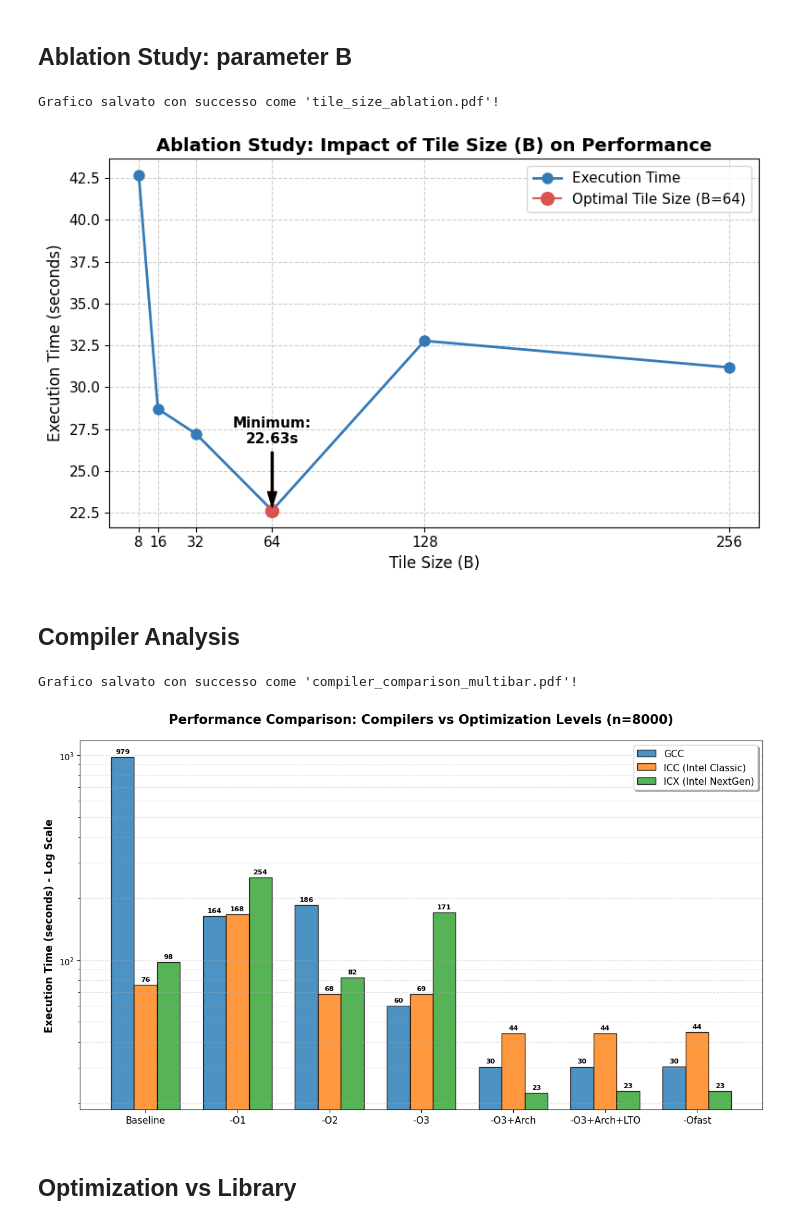
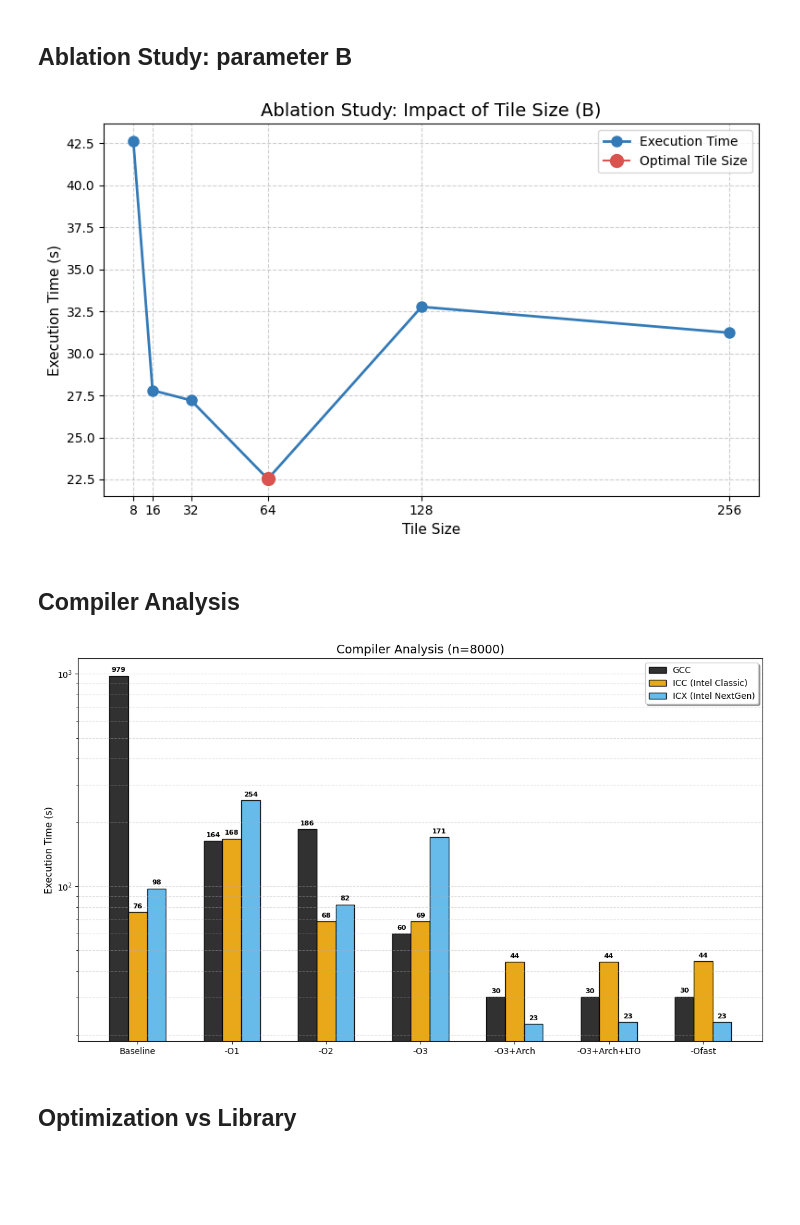
Before and after one commit to marcellino-pane-e-vino/HPC_lab, a Jupyter notebook: Charts.ipynb, the cells around one changed output. Saved outputs shown, nothing was run; the diff lists cells and outputs as text; code cells hidden in the pictures; blank space fills up the shorter version.

```diff
--- a/Charts.ipynb
+++ b/Charts.ipynb
@@ -74,34 +80,25 @@ plt.plot(tile_sizes, execution_times, marker='o', linestyle='-',
 
 # Evidenzia il punto ottimale con un marcatore rosso
 plt.plot(best_b, min_time, marker='o', color='#d9534f', markersize=10,
-         label=f'Optimal Tile Size (B={best_b})')
-
-# Aggiunge una freccia con etichetta che punta al minimo
-plt.annotate(f'Minimum:\n{min_time:.2f}s',
-             xy=(best_b, min_time),
-             xytext=(best_b, min_time + 4), # Posiziona il testo un po' più in alto
-             arrowprops=dict(facecolor='black', shrink=0.05, width=1.5, headwidth=7),
-             ha='center', fontsize=11, fontweight='bold')
+         label=f'Optimal Tile Size')
 
 # 3. CONFIGURAZIONE ASSI E STILE
-plt.title('Ablation Study: Impact of Tile Size (B) on Performance', fontsize=14, fontweight='bold')
-plt.xlabel('Tile Size (B)', fontsize=12)
-plt.ylabel('Execution Time (seconds)', fontsize=12)
+plt.title('Ablation Study: Impact of Tile Size (B)', fontsize=14)
+plt.xlabel('Tile Size', fontsize=11)
+plt.ylabel('Execution Time (s)', fontsize=11)
 
 # Forza l'asse X a mostrare esattamente i nostri valori di B (potenze di 2)
-plt.xticks(tile_sizes, fontsize=11)
-plt.yticks(fontsize=11)
+plt.xticks(tile_sizes, fontsize=10)
+plt.yticks(fontsize=10)
 
 plt.grid(True, linestyle='--', alpha=0.6)
-plt.legend(fontsize=11)
+plt.legend(fontsize=10)
 
 # 4. SALVATAGGIO IN PDF VETTORIALE
 plt.tight_layout()
 plt.savefig('tile_size_ablation.pdf', format='pdf', bbox_inches='tight')
-print("Grafico salvato con successo come 'tile_size_ablation.pdf'!")
 # %% [output]
-Grafico salvato con successo come 'tile_size_ablation.pdf'!
-[figure, old version]
+[figure, new version]
 # %% [markdown]
 ## Compiler Analysis
 # %%
@@ -112,47 +109,45 @@ icc_times = [75.85, 167.77, 68.39, 68.55, 44.03, 44.02, 44.50]
 icx_times = [97.86, 253.70, 82.29, 170.72, 22.55, 22.99, 22.98]
 # %%
 x = np.arange(len(flags))  # Posizioni sull'asse X
-width = 0.25               # Larghezza delle singole barre
+width = 0.2               # Larghezza delle singole barre
 
 # 2. CREAZIONE DEL GRAFICO
 fig, ax = plt.subplots(figsize=(12, 7))
 
 # Disegno delle barre per ogni compilatore
-rects1 = ax.bar(x - width, gcc_times, width, label='GCC', color='#1f77b4', edgecolor='black', alpha=0.8)
-rects2 = ax.bar(x, icc_times, width, label='ICC (Intel Classic)', color='#ff7f0e', edgecolor='black', alpha=0.8)
-rects3 = ax.bar(x + width, icx_times, width, label='ICX (Intel NextGen)', color='#2ca02c', edgecolor='black', alpha=0.8)
+rects1 = ax.bar(x - width, gcc_times, width, label='GCC', color='#1a1a1a', edgecolor='black', alpha=0.9)
+rects2 = ax.bar(x, icc_times, width, label='ICC (Intel Classic)', color='#e69f00', edgecolor='black', alpha=0.9)
+rects3 = ax.bar(x + width, icx_times, width, label='ICX (Intel NextGen)', color='#56b4e9', edgecolor='black', alpha=0.9)
 
 # 3. CONFIGURAZIONE SCALA E ASSI
 ax.set_yscale('log') # Fondamentale per vedere la differenza tra 900s e 20s
-ax.set_ylabel('Execution Time (seconds) - Log Scale', fontsize=12, fontweight='bold')
-ax.set_title('Performance Comparison: Compilers vs Optimization Levels (n=8000)', fontsize=15, fontweight='bold', pad=20)
+ax.set_ylabel('Execution Time (s)', fontsize=11)
+ax.set_title('Compiler Analysis (n=8000)', fontsize=14)
 ax.set_xticks(x)
-ax.set_xticklabels(flags, fontsize=11, rotation=0)
-ax.legend(fontsize=11, frameon=True, shadow=True)
+ax.set_xticklabels(flags, fontsize=10, rotation=0)
+ax.legend(fontsize=10, frameon=True, shadow=True)
 
 # Griglia orizzontale per facilitare la lettura dei valori logaritmici
 ax.grid(axis='y', which='both', linestyle='--', alpha=0.4)
 
 # 4. AGGIUNTA DEI VALORI SOPRA LE BARRE (Opzionale, solo per i più significativi o tutti)
 def autolabel(rects):
     for rect in rects:
         height = rect.get_height()
         ax.annotate(f'{height:.0f}',
                     xy=(rect.get_x() + rect.get_width() / 2, height),
                     xytext=(0, 3),
                     textcoords="offset points",
                     ha='center', va='bottom', fontsize=8, fontweight='bold')
 
 autolabel(rects1)
 autolabel(rects2)
 autolabel(rects3)
 
 # 5. SALVATAGGIO
 plt.tight_layout()
 plt.savefig('compiler_comparison_multibar.pdf', format='pdf', bbox_inches='tight')
-print("Grafico salvato con successo come 'compiler_comparison_multibar.pdf'!")
 # %% [output]
-Grafico salvato con successo come 'compiler_comparison_multibar.pdf'!
-[figure, old version]
+[figure, new version]
 # %% [markdown]
 ## Optimization vs Library
```
Also changed, not shown: parts of 5 cells of this notebook.
